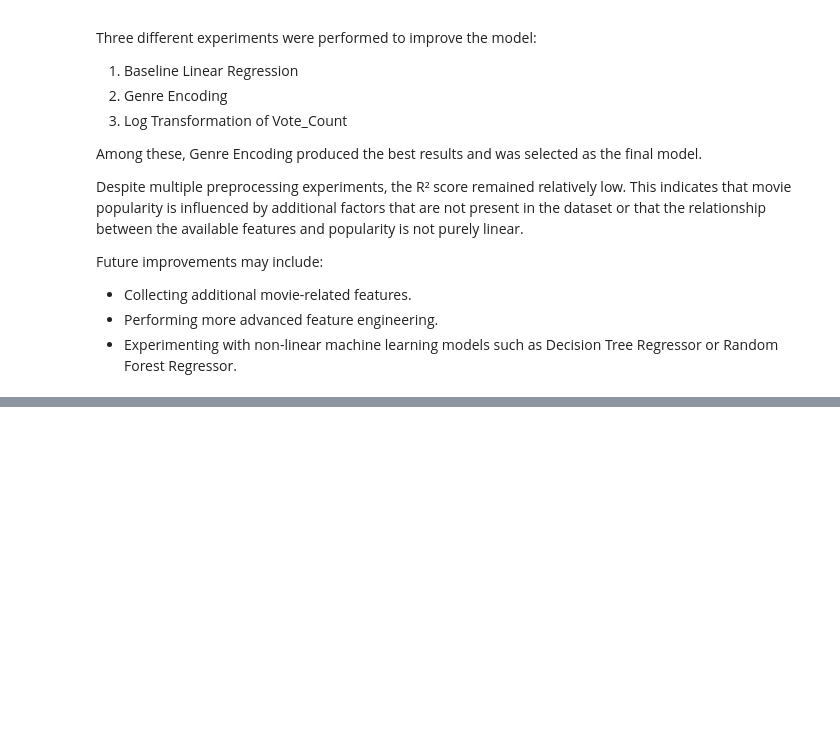
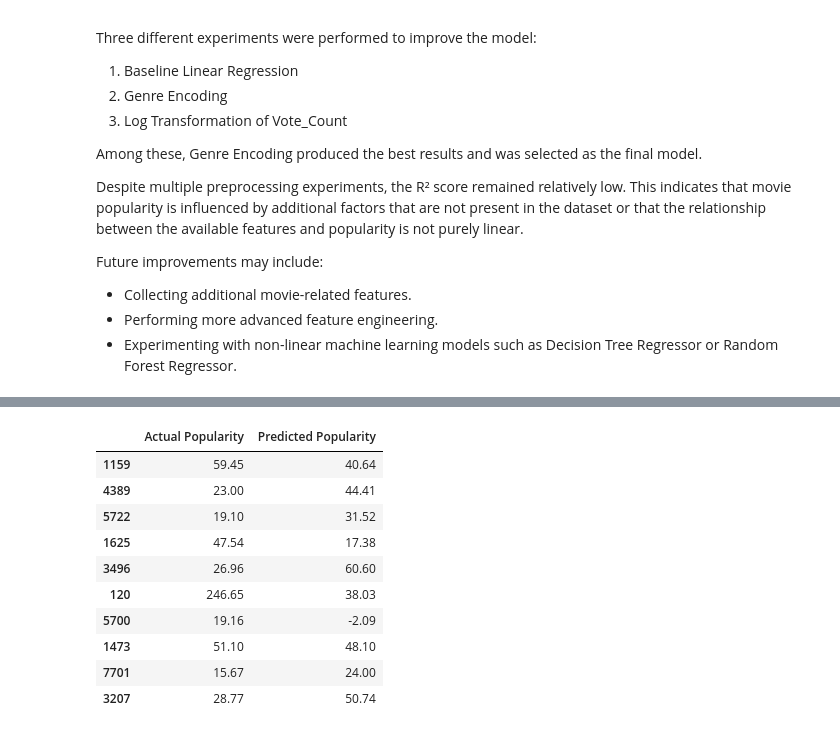
Before and after one commit to Deptator/data-science-projects, a Jupyter notebook: 01-Netflix-Data-Analysis/02-Movie-Popularity-Prediction.ipynb.ipynb, the cells around one changed output, grey strips where cells are left out. Drawn from its saved outputs; the diff is of its cells as text; code cells hidden in the pictures; blank space fills up the shorter version.

```diff
--- a/01-Netflix-Data-Analysis/02-prediction-model.ipynb
+++ b/01-Netflix-Data-Analysis/02-Movie-Popularity-Prediction.ipynb.ipynb
@@ -751,0 +879,21 @@ Future improvements may include:
+# %%
+prediction_result = pd.DataFrame({
+    "Actual Popularity": y_test_final,
+    "Predicted Popularity": y_pred_final
+})
+
+prediction_result = prediction_result.round(2)
+
+prediction_result.head(10)
+# %% [output]
+|  | Actual Popularity | Predicted Popularity |
+| 1159 | 59.45 | 40.64 |
+| 4389 | 23.00 | 44.41 |
+| 5722 | 19.10 | 31.52 |
+| 1625 | 47.54 | 17.38 |
+| 3496 | 26.96 | 60.60 |
+| 120 | 246.65 | 38.03 |
+| 5700 | 19.16 | -2.09 |
+| 1473 | 51.10 | 48.10 |
+| 7701 | 15.67 | 24.00 |
+| 3207 | 28.77 | 50.74 |
```
Also changed, not shown: parts of 9 cells of this notebook, 2 other files.
